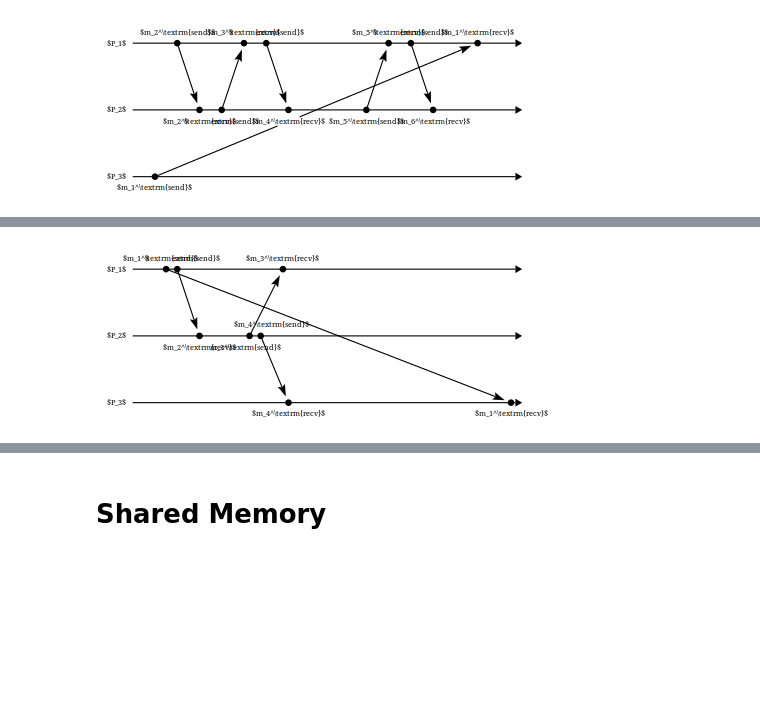
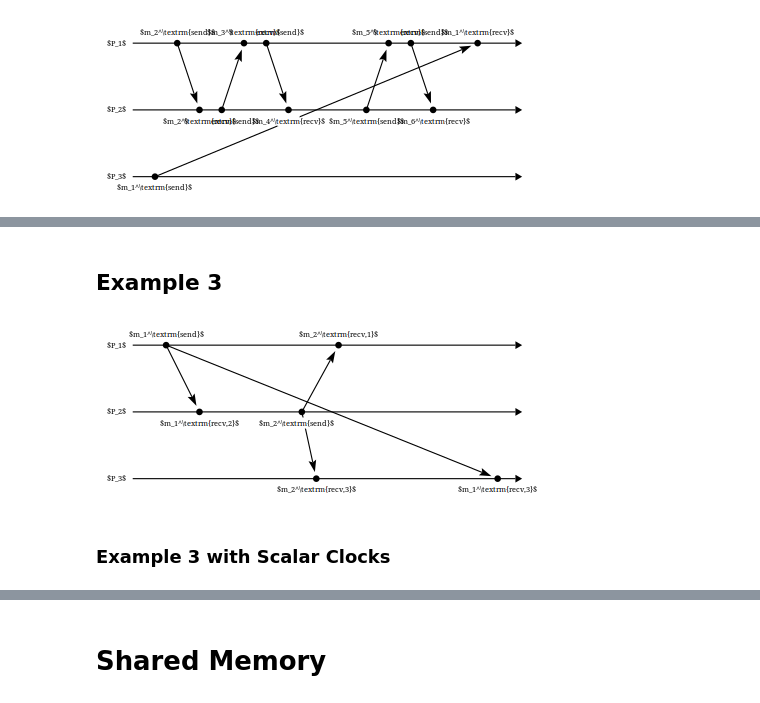
Before and after one commit to dunnl/distributed-systems-art, a Jupyter notebook: notebooks/Diagrams.ipynb, the cells around one changed output, grey strips where cells are left out. Cells and saved outputs as stored; diff of their text form; code cells hidden in the pictures; blank space fills up the shorter version.

Commit message:
Update notebook with cleaned code and shared memory diagrams

```diff
--- a/notebooks/Diagrams.ipynb
+++ b/notebooks/Diagrams.ipynb
@@ -154,8 +153,10 @@ mkWorlds worlds points opts dashed =
 
 We set some options up for arrows in this section
 # %%
+messagePassingArrowOpts :: ArrowOpts Double
 messagePassingArrowOpts = with & arrowHead  .~ dart
        & arrowTail .~ noTail
        & headLength .~ normal
        & tailLength .~ normal
        & headGap    .~ small
+       & shaftStyle %~ lwL 1
@@ -163,0 +163,12 @@ messagePassingArrowOpts = with & arrowHead  .~ dart
+# %%
+send :: String -> String
+send str = str ++ "^\\textrm{send}"
+
+recv :: String -> String
+recv str = str ++ "^\\textrm{recv}"
+
+math :: String -> String
+math str = "$" ++ str ++ "$"
+
+littleup = littleup
+littledown = littledown
@@ -299,32 +308,33 @@ diagram messagePassingExampleScalar2
+# %% [markdown]
+## Example 3
 # %%
 messagePassingExample3 :: Diagram B
 messagePassingExample3 = pad 1.1 $
-     mkWorlds [ ("$P_1$", 70, [], [ m1send, m2send, m3recv])
-              , ("$P_2$", 10, [], [ m2recv, m3send, m4send])
-              , ("$P_3$", -50, [], [ m4recv, m1recv ])
+     mkWorlds [ ("$P_1$", 70, [], [ m1send, m2recv1])
+              , ("$P_2$", 10, [], [ m1recv2, m2send])
+              , ("$P_3$", -50, [], [ m2recv3, m1recv3 ])
               ]
-              [ ("m1send", "m1recv")
-              , ("m2send", "m2recv")
-              , ("m3send", "m3recv")
-              , ("m4send", "m4recv")
-              , ("m5send", "m5recv")
-              , ("m6send", "m6recv")
+              [ ("m1send", "m1recv1")
+              , ("m1send", "m1recv2")
+              , ("m1send", "m1recv3")
+              , ("m2send", "m2recv1")
+              , ("m2send", "m2recv3")
               ]
-              messagePassingArrowOpts False
+              messagePassingArrowOpts
   where
-    m1send = (30, "m1send", "$m_1^\\textrm{send}$", Just (-5, 10), mkCircle)
-    m1recv = (340, "m1recv", "$m_1^\\textrm{recv}$", Just (0, -10), mkCircle)
-    m2send = (40, "m2send", "$m_2^\\textrm{send}$", Just (5, 10), mkCircle)
-    m2recv = (60, "m2recv", "$m_2^\\textrm{recv}$", Just (0, -10), mkCircle)
-    m3send = (105, "m3send", "$m_3^\\textrm{send}$", Just (-5, -10), mkCircle)
-    m3recv = (135, "m3recv", "$m_3^\\textrm{recv}$", Just (0, 10), mkCircle)
-    m4send = (115, "m4send", "$m_4^\\textrm{send}$", Just (10, 10), mkCircle)
-    m4recv = (140, "m4recv", "$m_4^\\textrm{recv}$", Just (0, -10), mkCircle)
+    m1send  = ("m1send", math $ send "m_1", 30, littleup, eventCircle)
+    m1recv3 = ("m1recv3", math "m_1^\\textrm{recv,3}", 328, littledown, eventCircle)
+    m1recv2 = ("m1recv2", "$m_1^\\textrm{recv,2}$", 60, littledown, eventCircle)
+    m2send  = ("m2send", "$m_2^\\textrm{send}$", 152, Just (-5, -10), eventCircle)
+    m2recv1 = ("m2recv1", "$m_2^\\textrm{recv,1}$", 185, littleup, eventCircle)
+    m2recv3 = ("m2recv3", "$m_2^\\textrm{recv,3}$", 165, littledown, eventCircle)
 
 
 diagram messagePassingExample3
 # %% [output]
-[figure, old version]
+[figure, new version]
+# %% [markdown]
+### Example 3 with Scalar Clocks
 # %%
 messagePassingExampleScalar3 :: Diagram B
 messagePassingExampleScalar3 = pad 1.1 $
```
Also changed, not shown: parts of 26 cells of this notebook.
